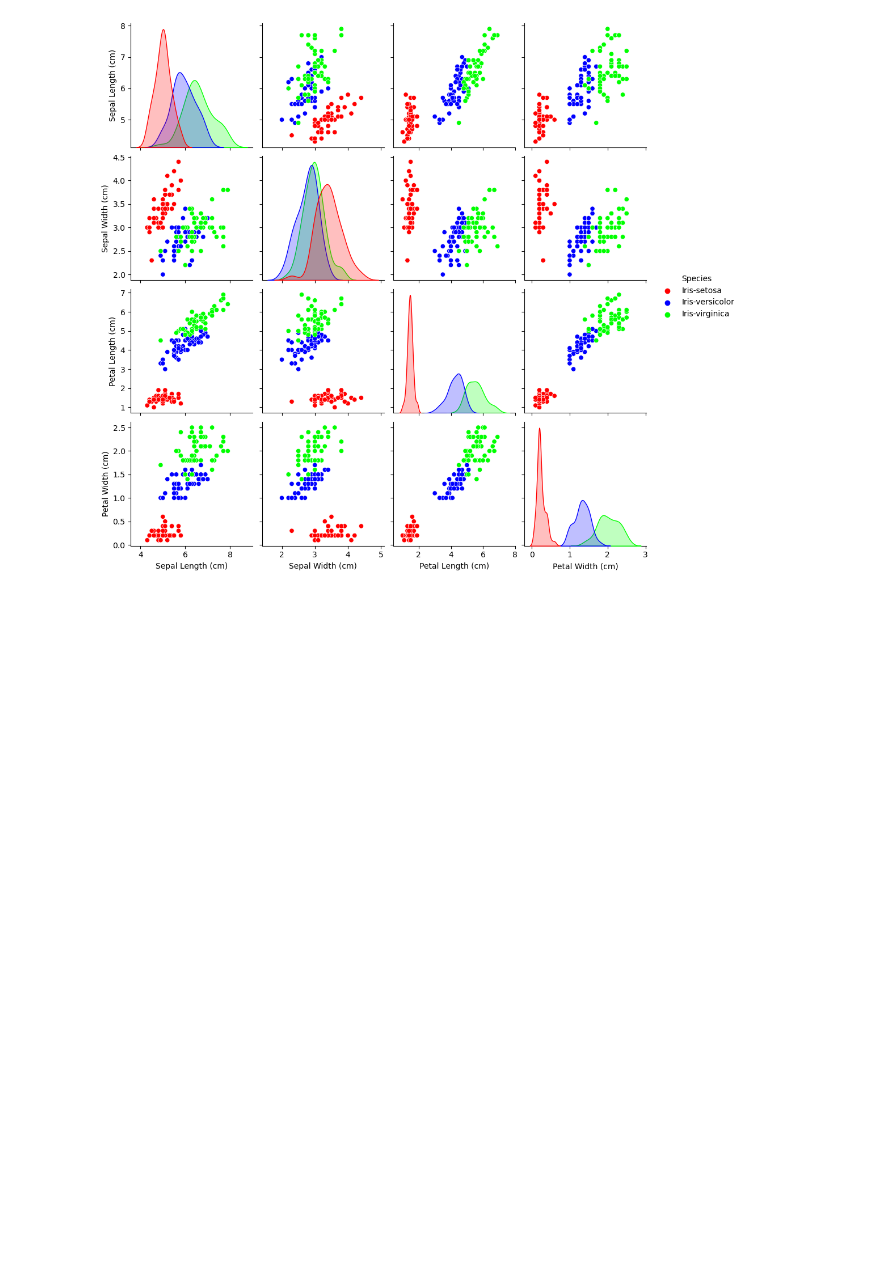
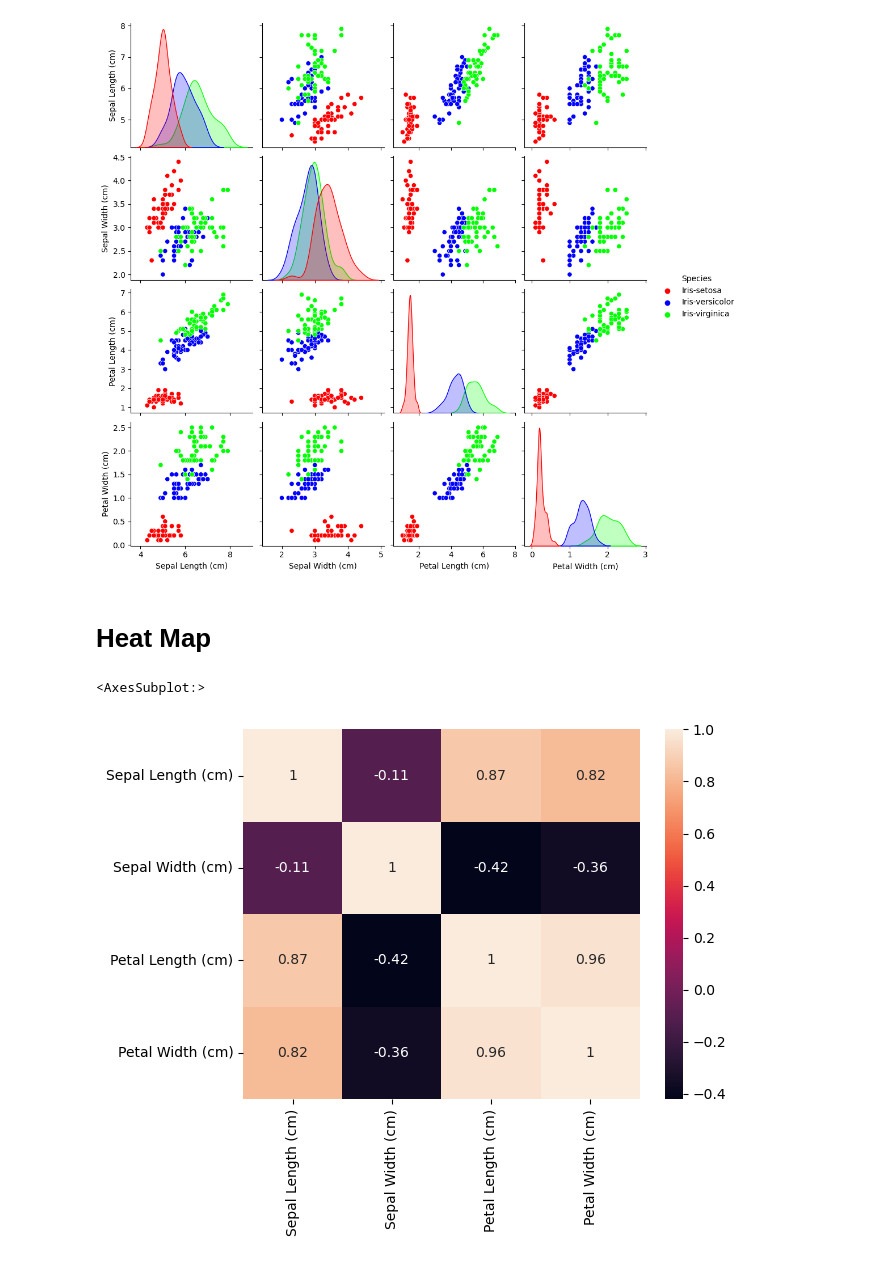
Before and after one commit to frankquinn89/Fundamentals_of_Data_Analysis, a Jupyter notebook: project.ipynb, the cells around one changed output. Saved outputs shown, nothing was run; the diff lists cells and outputs as text; code cells hidden in the pictures; blank space fills up the shorter version.

Commit message:
added heatmap

```diff
--- a/project.ipynb
+++ b/project.ipynb
@@ -178,3 +178,10 @@ sb.pairplot(data, hue = "Species",  palette = ["red","blue","lime"])
 plt.show()
 # %% [output]
 [figure]
+# %% [markdown]
+# Heat Map
+# %%
+sb.heatmap(data.corr(),annot=True)
+# %% [output]
+<AxesSubplot:>
+[figure, added]
```
